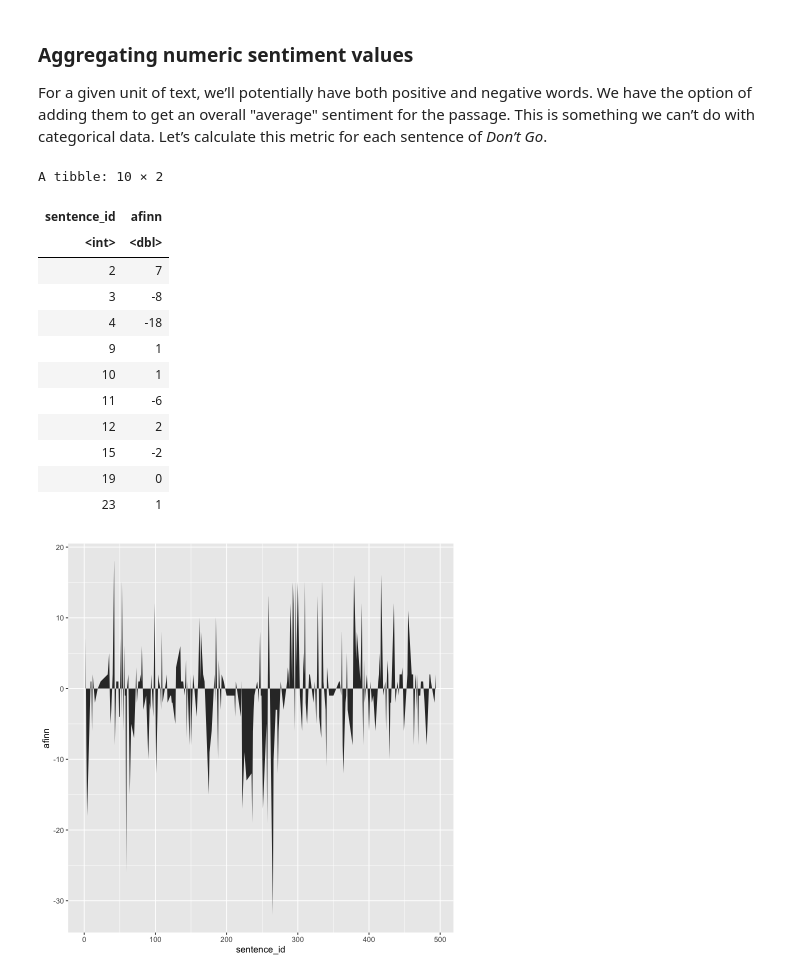
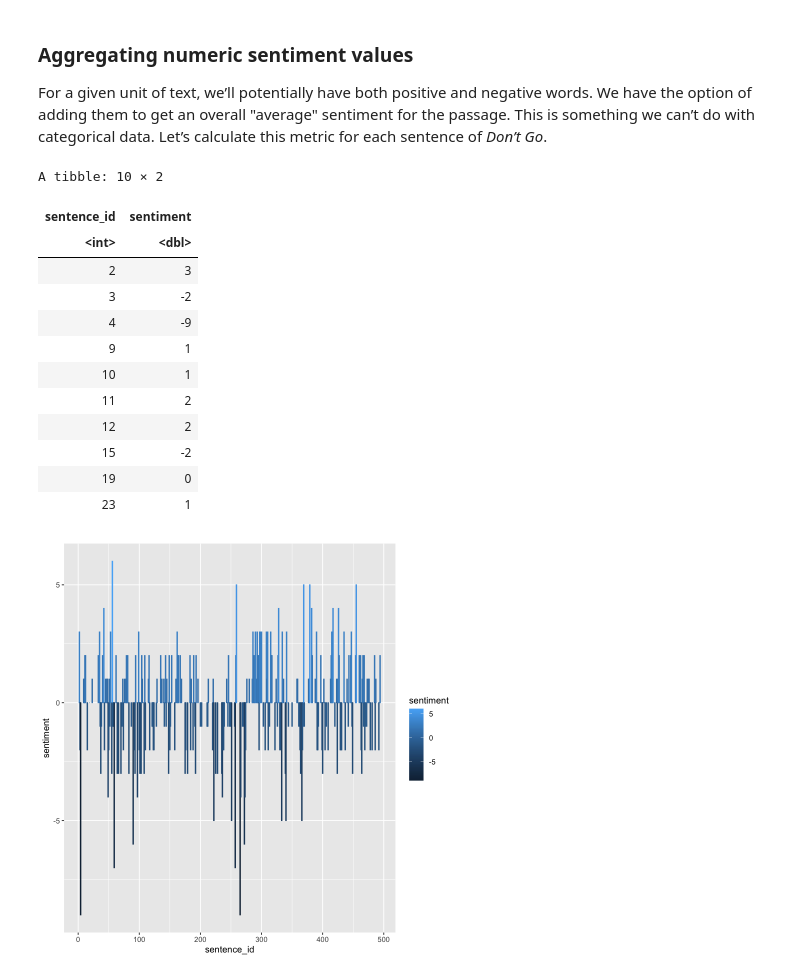
Before and after one commit to cwf2/rostock_r, a Jupyter notebook: 6 - Character n-grams and sentiment.ipynb, the cells around one changed output. Saved outputs shown, nothing was run; the diff lists cells and outputs as text; code cells hidden in the pictures.

```diff
--- a/6 - Character n-grams and sentiment.ipynb
+++ b/6 - Character n-grams and sentiment.ipynb
@@ -411,8 +491,7 @@ We need a column to join on: I’ll create column `word` in `tokens` that’s lo
 # %%
-tokens <- tokens %>%
+tokens_nrc <- tokens %>%
     mutate(word = str_to_lower(token)) %>%
-    left_join(sent_nrc) %>%
-    rename(nrc=sentiment)
+    left_join(sent_nrc)
 # %% [output]
 Joining, by = "word"
 # %% [markdown]
@@ -533,7 +612,8 @@ Let’s add the afinn sentiment values to `tokens` alongside the nrc categories.
 # %%
-tokens <- tokens %>%
+tokens_afinn <- tokens %>%
+    mutate(word = str_to_lower(token)) %>%
     left_join(sent_afinn) %>%
-    rename(afinn=value)
+    rename(sentiment=value)
 # %% [output]
 Joining, by = "word"
 # %%
@@ -559,29 +639,29 @@ A tibble: 10 × 16
 
 For a given unit of text, we’ll potentially have both positive and negative words. We have the option of adding them to get an overall "average" sentiment for the passage. This is something we can’t do with categorical data. Let’s calculate this metric for each sentence of *Don’t Go*.
 # %%
-afinn_sum <- tokens %>%
-    filter(! is.na(afinn)) %>%
+afinn_sum <- tokens_afinn %>%
+    filter(! is.na(sentiment)) %>%
     group_by(sentence_id) %>%
-    summarise(afinn=sum(afinn))
+    summarise(sentiment=sum(sentiment))
 # %%
 afinn_sum %>% head(10)
 # %% [output]
 A tibble: 10 × 2
-| sentence_id | afinn |
+| sentence_id | sentiment |
 | <int> | <dbl> |
-| 2 | 7 |
-| 3 | -8 |
-| 4 | -18 |
+| 2 | 3 |
+| 3 | -2 |
+| 4 | -9 |
 | 9 | 1 |
 | 10 | 1 |
-| 11 | -6 |
+| 11 | 2 |
 | 12 | 2 |
 | 15 | -2 |
 | 19 | 0 |
 | 23 | 1 |
 # %%
 ggplot(afinn_sum) +
-    aes(x=sentence_id, y=afinn) +
-    geom_area()
+    aes(x=sentence_id, y=sentiment, col=sentiment) +
+    geom_col()
 # %% [output]
-[figure, old version]
+[figure, new version]
```
Also changed, not shown: parts of 18 cells of this notebook, 1 other file.
